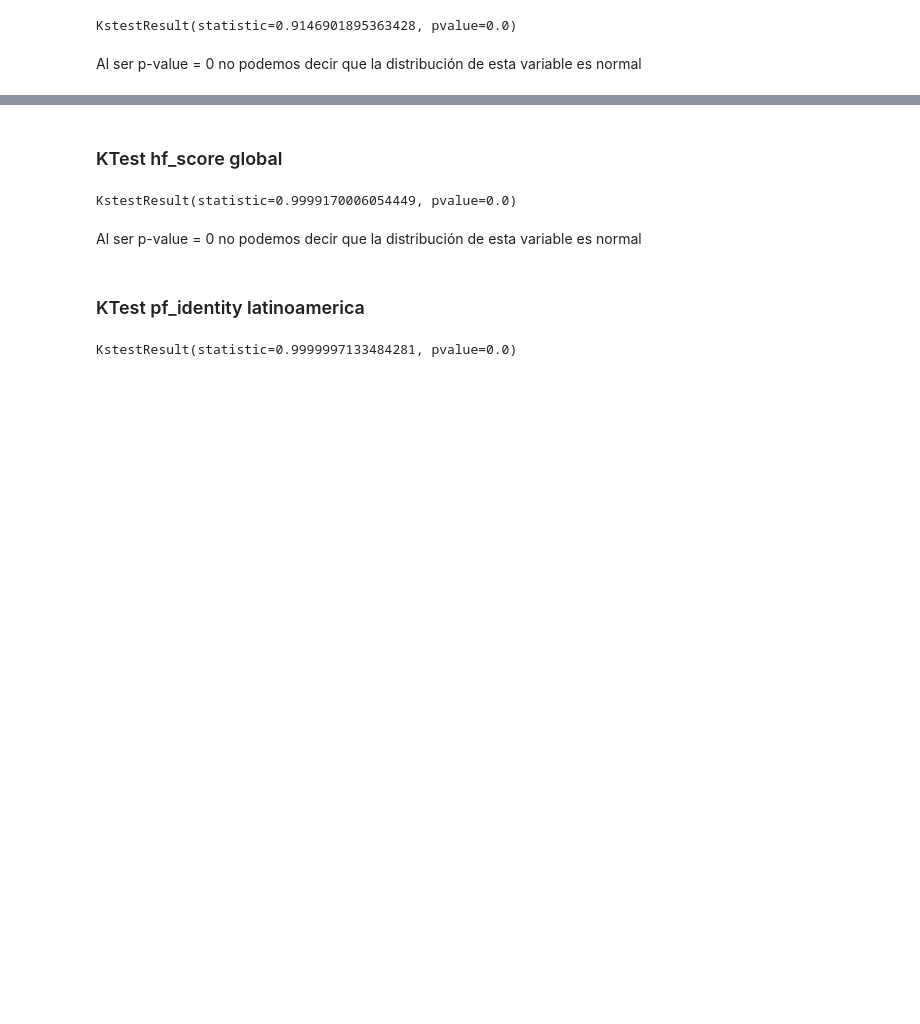
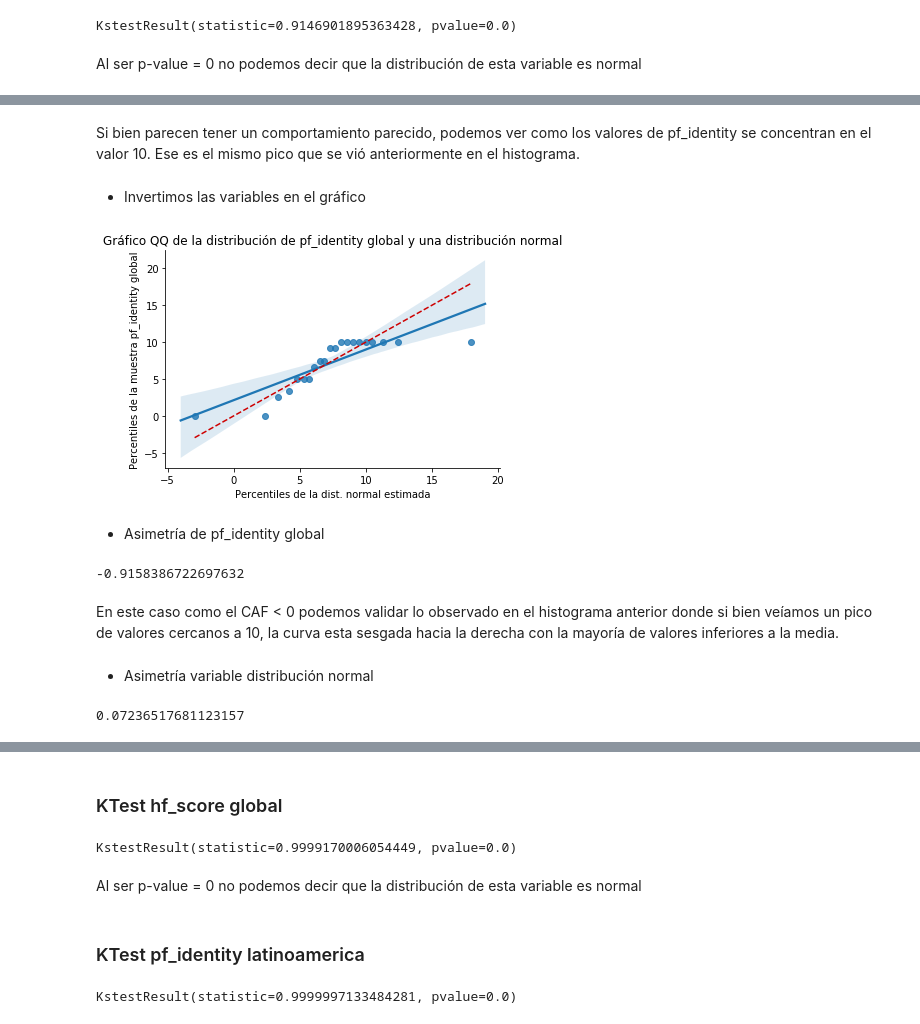
Before and after one commit to mnuclle/diplodatosAnalisisYVisualizacion, a Jupyter notebook: 02_practico_vgt.ipynb, the cells around one changed output, grey strips where cells are left out. Cells and saved outputs as stored; diff of their text form; code cells hidden in the pictures; blank space fills up the shorter version.

```diff
--- a/02_practico_vgt.ipynb
+++ b/02_practico_vgt.ipynb
@@ -683,0 +717,31 @@ Al ser p-value = 0 no podemos decir que la distribución de esta variable es nor
+# %% [markdown]
+Si bien parecen tener un comportamiento parecido, podemos ver como los valores de pf_identity se concentran en el valor 10. Ese es el mismo pico que se vió anteriormente en el histograma.
+# %% [markdown]
+- Invertimos las variables en el gráfico
+# %%
+#plt.figure(figsize=(12,6))
+seaborn.regplot(x=qn_norm_dist, y=qn_sample)
+plt.xlabel('Percentiles de la dist. normal estimada')
+plt.ylabel('Percentiles de la muestra pf_identity global')
+plt.title('Gráfico QQ de la distribución de pf_identity global y una distribución normal')
+
+x = numpy.linspace(numpy.min((qn_sample.min(), qn_norm_dist.min())), numpy.max((qn_sample.max(),qn_norm_dist.max())))
+plt.plot(x,x, color='#ce0000', ls="--")
+
+seaborn.despine()
+# %% [output]
+[figure, added]
+# %% [markdown]
+- Asimetría de pf_identity global
+# %%
+stats.skew(qn_sample)
+# %% [output]
+-0.9158386722697632
+# %% [markdown]
+En este caso como el CAF < 0 podemos validar lo observado en el histograma anterior donde si bien veíamos un pico de valores cercanos a 10, la curva esta sesgada hacia la derecha con la mayoría de valores inferiores a la media.
+# %% [markdown]
+- Asimetría variable distribución normal
+# %%
+stats.skew(qn_norm_dist)
+# %% [output]
+0.07236517681123157
```
Also changed, not shown: parts of 13 cells of this notebook.
